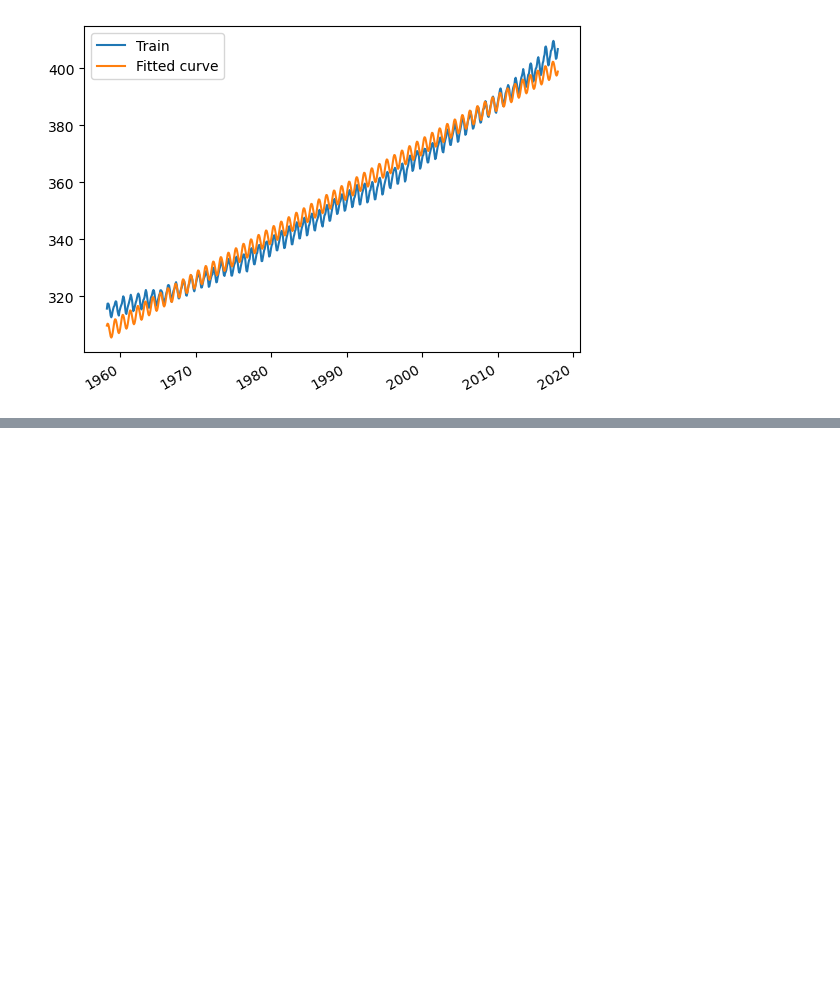
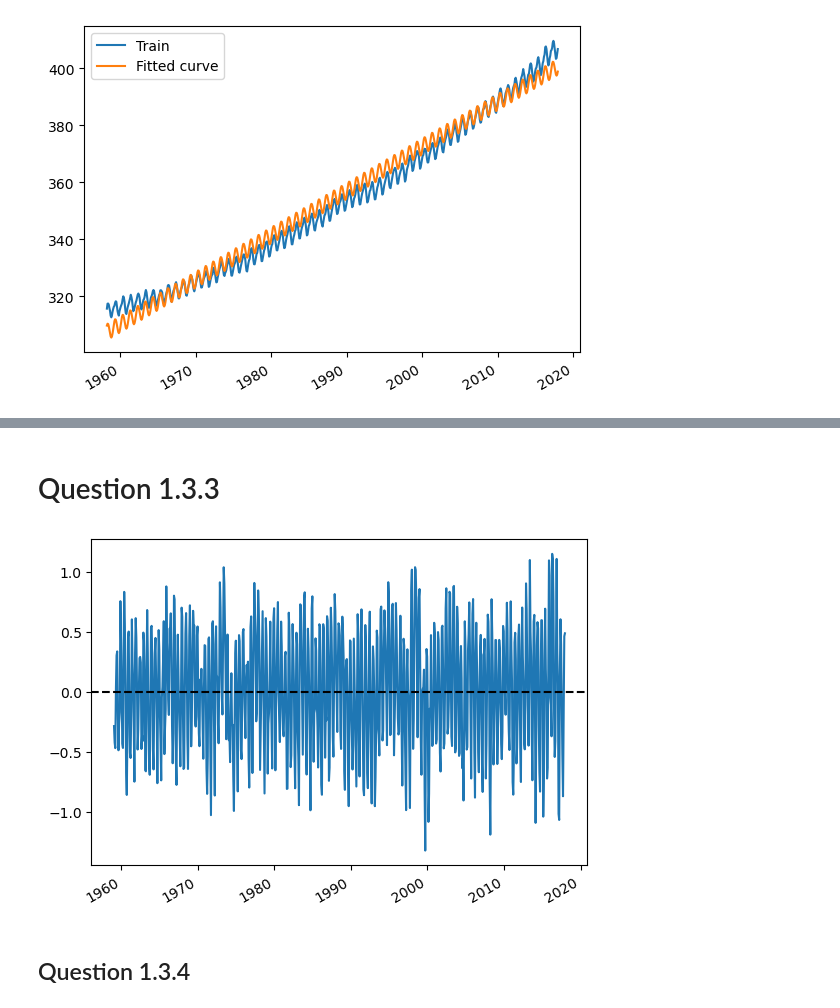
Before and after one commit to volesen/time-series-analysis, a Jupyter notebook: assignment1/assignment1.ipynb, the cells around one changed output, grey strips where cells are left out. Cells and saved outputs as stored; diff of their text form; code cells hidden in the pictures; blank space fills up the shorter version.

```diff
--- a/assignment1/assignment1.ipynb
+++ b/assignment1/assignment1.ipynb
@@ -208,0 +242,36 @@ fig.show()
+# %%
+N, p = X.shape
+
+y_train = train["co2"].values
+y_filtered = np.zeros_like(y_train)
+
+f_0 = f(0)
+
+BURN_IN = 10
+
+
+# Initial filter parameters
+F_i = np.zeros((p, p))
+h_i = np.zeros((p, 1))
+thetas = np.zeros((N, p))
+
+
+
+
+# Burn in
+for i in range(BURN_IN):
+    F_i = F_i + lambda_ ** i * f(-i) @ f(-i).T
+
+    h_i = lambda_ * L_inv @ h_i + f_0 * y_train[i]
+
+# Iterative filtering
+for i in range(BURN_IN, N):
+    F_i = F_i + lambda_ ** i * f(-i) @ f(-i).T
+
+    h_i = lambda_ * L_inv @ h_i + f_0 * y_train[i]
+
+    theta_i = np.linalg.inv(F_i) @ h_i
+
+    thetas[i] = beta_hat.flatten()
+
+    y_filtered[i] = f_0.T @ theta_i
@@ -208,0 +291,15 @@ fig.show()
+# %% [markdown]
+# Question 1.3.3
+# %%
+residuals = y_train - y_filtered
+# %%
+fig, ax = plt.subplots()
+
+ax.plot(train["time"][BURN_IN:], residuals[BURN_IN:])
+ax.axhline(0, color="black", linestyle="--")
+
+fig.autofmt_xdate()
+# %% [output]
+[figure, added]
+# %% [markdown]
+## Question 1.3.4
```
Also changed, not shown: parts of 19 cells of this notebook.
